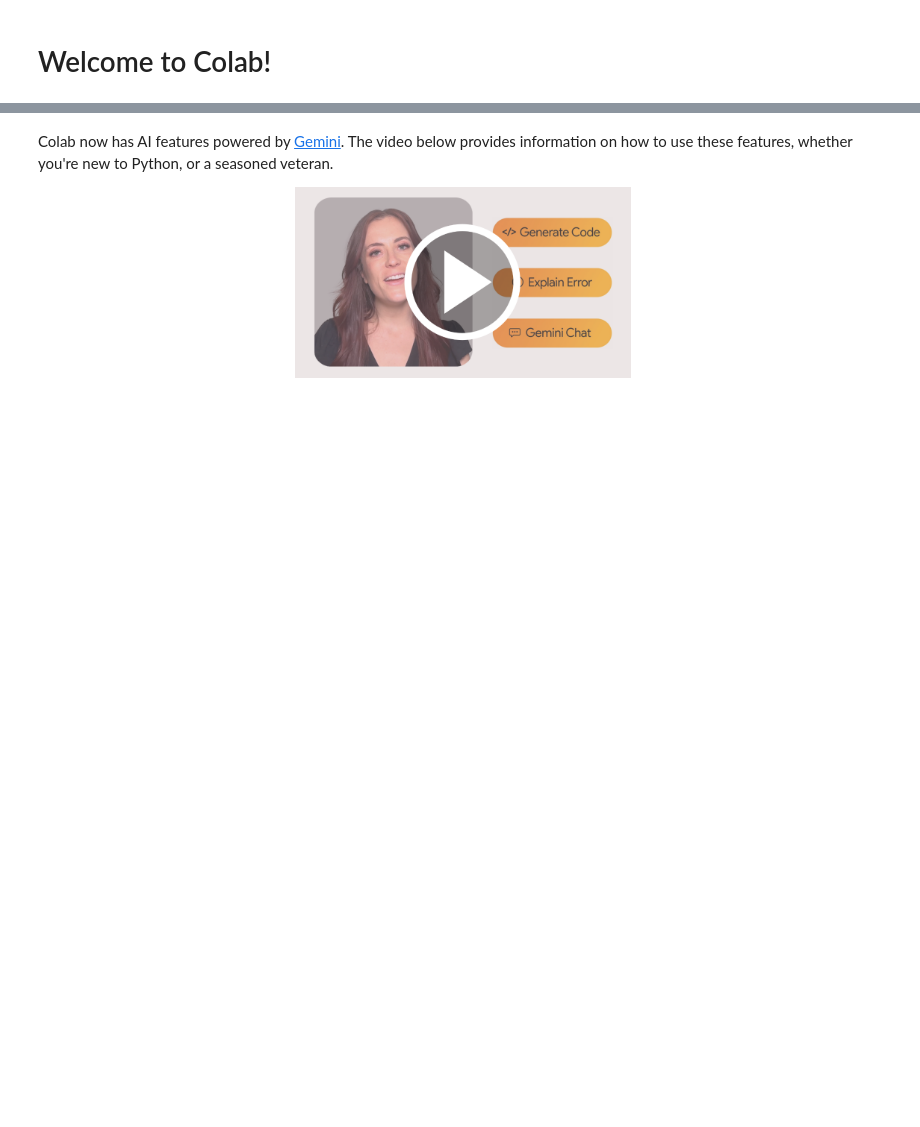
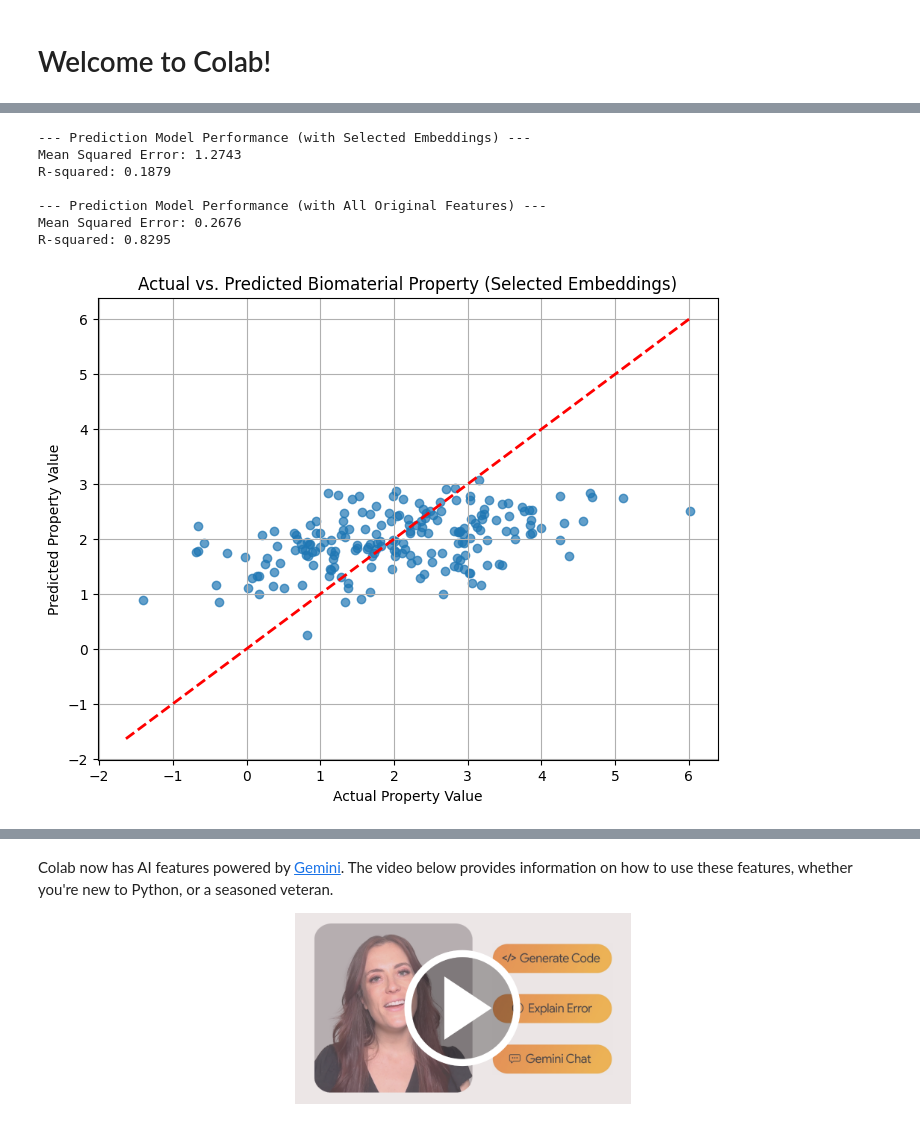
Before and after one commit to sungheetha-it/AppsAndTools, a Jupyter notebook: Welcome_To_Colab.ipynb, the cells around one changed output, grey strips where cells are left out. Saved outputs shown, nothing was run; the diff lists cells and outputs as text; code cells hidden in the pictures; blank space fills up the shorter version.

Commit message:
Self-Supervised Embedding Selection for Biomaterial Property Prediction

```diff
--- a/Welcome_To_Colab.ipynb
+++ b/Welcome_To_Colab.ipynb
@@ -15,0 +144,7 @@ See more details in our [announcement blog here](https://developers.googleblog.c
+# %%
+# Extract Embeddings
+model.eval()
+with torch.no_grad():
+    embeddings = model.encode(X_tensor).numpy()
+
+print(f"Extracted Embeddings shape: {embeddings.shape}")
@@ -15,0 +157,11 @@ See more details in our [announcement blog here](https://developers.googleblog.c
+# %%
+# Embedding Selection (using SelectKBest based on correlation with target)
+k_best_features = 5 # Number of best embeddings to select
+selector = SelectKBest(f_regression, k=k_best_features)
+X_selected_embeddings = selector.fit_transform(embeddings, y)
+
+print(f"Selected Embeddings shape: {X_selected_embeddings.shape}")
+
+# You can also get the indices of the selected features if needed
+selected_indices = selector.get_support(indices=True)
+print(f"Indices of selected embeddings: {selected_indices}")
@@ -15,0 +175,50 @@ See more details in our [announcement blog here](https://developers.googleblog.c
+# %%
+# Property Prediction using Selected Embeddings
+
+# Split data into training and testing sets
+X_train, X_test, y_train, y_test = train_test_split(X_selected_embeddings, y, test_size=0.2, random_state=42)
+
+# Train a Linear Regression model
+predictor = LinearRegression()
+predictor.fit(X_train, y_train)
+
+# Make predictions
+y_pred = predictor.predict(X_test)
+
+# Evaluate the model
+mse = mean_squared_error(y_test, y_pred)
+r2 = r2_score(y_test, y_pred)
+
+print(f"\n--- Prediction Model Performance (with Selected Embeddings) ---")
+print(f"Mean Squared Error: {mse:.4f}")
+print(f"R-squared: {r2:.4f}")
+
+# For comparison, let's also train a model with all original features
+X_train_orig, X_test_orig, y_train_orig, y_test_orig = train_test_split(X_scaled, y, test_size=0.2, random_state=42)
+predictor_orig = LinearRegression()
+predictor_orig.fit(X_train_orig, y_train_orig)
+y_pred_orig = predictor_orig.predict(X_test_orig)
+mse_orig = mean_squared_error(y_test_orig, y_pred_orig)
+r2_orig = r2_score(y_test_orig, y_pred_orig)
+print(f"\n--- Prediction Model Performance (with All Original Features) ---")
+print(f"Mean Squared Error: {mse_orig:.4f}")
+print(f"R-squared: {r2_orig:.4f}")
+
+# Visualize predictions vs actual
+plt.figure(figsize=(8, 6))
+plt.scatter(y_test, y_pred, alpha=0.7)
+plt.plot([y.min(), y.max()], [y.min(), y.max()], 'r--', lw=2) # Diagonal line for perfect prediction
+plt.xlabel("Actual Property Value")
+plt.ylabel("Predicted Property Value")
+plt.title("Actual vs. Predicted Biomaterial Property (Selected Embeddings)")
+plt.grid(True)
+plt.show()
+# %% [output]
+--- Prediction Model Performance (with Selected Embeddings) ---
+Mean Squared Error: 1.2743
+R-squared: 0.1879
+
+--- Prediction Model Performance (with All Original Features) ---
+Mean Squared Error: 0.2676
+R-squared: 0.8295
+[figure, added]
```
Also changed, not shown: parts of 24 cells of this notebook.
